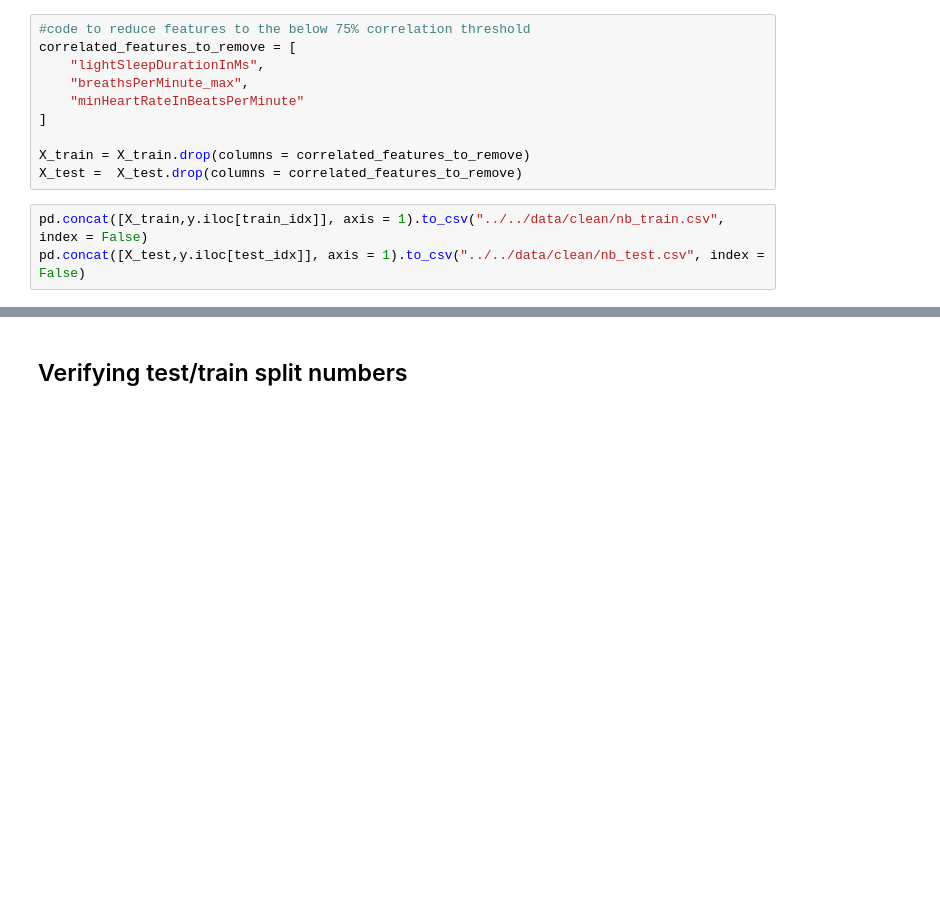
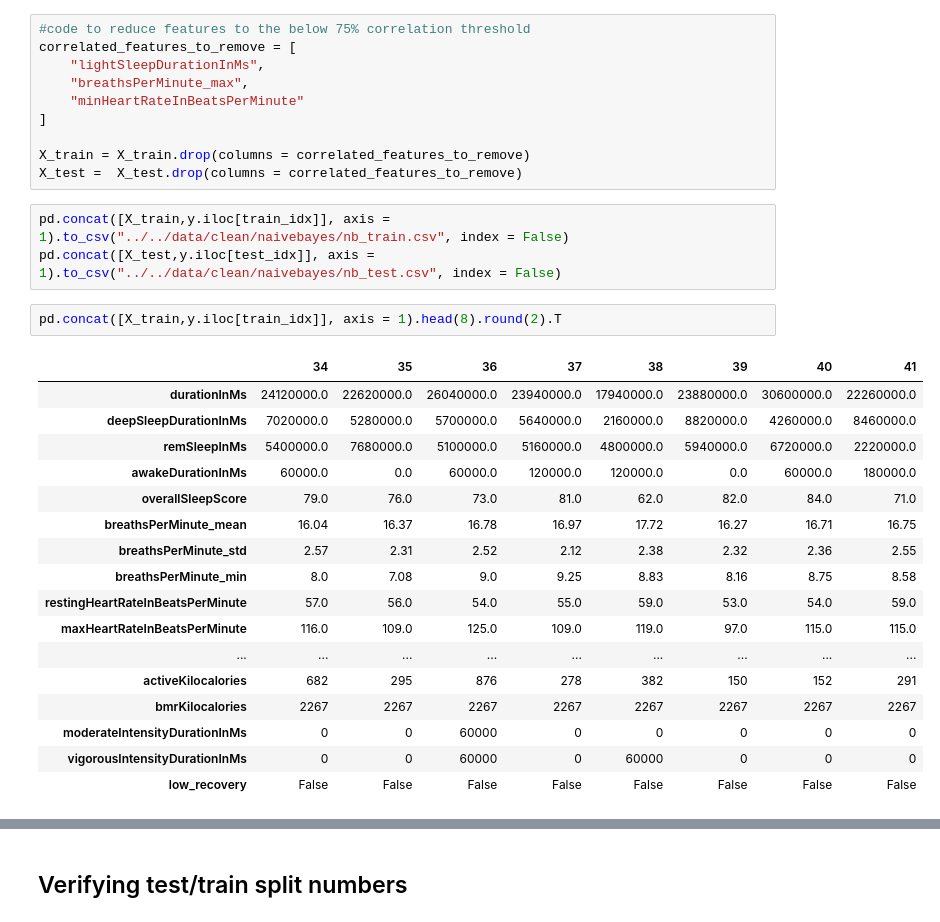
Before and after one commit to meauxcodes/applied-ml-project, a Jupyter notebook: scripts/notebooks/naive_bayes.ipynb, the cells around one changed output, grey strips where cells are left out. Saved outputs shown, nothing was run; the diff lists cells and outputs as text; blank space fills up the shorter version.

```diff
--- a/scripts/notebooks/naive_bayes.ipynb
+++ b/scripts/notebooks/naive_bayes.ipynb
@@ -132,5 +132,25 @@ correlated_features_to_remove = [
 X_train = X_train.drop(columns = correlated_features_to_remove)
 X_test =  X_test.drop(columns = correlated_features_to_remove)
 # %%
-pd.concat([X_train,y.iloc[train_idx]], axis = 1).to_csv("../../data/clean/nb_train.csv", index = False)
-pd.concat([X_test,y.iloc[test_idx]], axis = 1).to_csv("../../data/clean/nb_test.csv", index = False)
+pd.concat([X_train,y.iloc[train_idx]], axis = 1).to_csv("../../data/clean/naivebayes/nb_train.csv", index = False)
+pd.concat([X_test,y.iloc[test_idx]], axis = 1).to_csv("../../data/clean/naivebayes/nb_test.csv", index = False)
+# %%
+pd.concat([X_train,y.iloc[train_idx]], axis = 1).head(8).round(2).T
+# %% [output]
+|  | 34 | 35 | 36 | 37 | 38 | 39 | 40 | 41 |
+| durationInMs | 24120000.0 | 22620000.0 | 26040000.0 | 23940000.0 | 17940000.0 | 23880000.0 | 30600000.0 | 22260000.0 |
+| deepSleepDurationInMs | 7020000.0 | 5280000.0 | 5700000.0 | 5640000.0 | 2160000.0 | 8820000.0 | 4260000.0 | 8460000.0 |
+| remSleepInMs | 5400000.0 | 7680000.0 | 5100000.0 | 5160000.0 | 4800000.0 | 5940000.0 | 6720000.0 | 2220000.0 |
+| awakeDurationInMs | 60000.0 | 0.0 | 60000.0 | 120000.0 | 120000.0 | 0.0 | 60000.0 | 180000.0 |
+| overallSleepScore | 79.0 | 76.0 | 73.0 | 81.0 | 62.0 | 82.0 | 84.0 | 71.0 |
+| breathsPerMinute_mean | 16.04 | 16.37 | 16.78 | 16.97 | 17.72 | 16.27 | 16.71 | 16.75 |
+| breathsPerMinute_std | 2.57 | 2.31 | 2.52 | 2.12 | 2.38 | 2.32 | 2.36 | 2.55 |
+| breathsPerMinute_min | 8.0 | 7.08 | 9.0 | 9.25 | 8.83 | 8.16 | 8.75 | 8.58 |
+| restingHeartRateInBeatsPerMinute | 57.0 | 56.0 | 54.0 | 55.0 | 59.0 | 53.0 | 54.0 | 59.0 |
+| maxHeartRateInBeatsPerMinute | 116.0 | 109.0 | 125.0 | 109.0 | 119.0 | 97.0 | 115.0 | 115.0 |
+| ... | ... | ... | ... | ... | ... | ... | ... | ... |
+| activeKilocalories | 682 | 295 | 876 | 278 | 382 | 150 | 152 | 291 |
+| bmrKilocalories | 2267 | 2267 | 2267 | 2267 | 2267 | 2267 | 2267 | 2267 |
+| moderateIntensityDurationInMs | 0 | 0 | 60000 | 0 | 0 | 0 | 0 | 0 |
+| vigorousIntensityDurationInMs | 0 | 0 | 60000 | 0 | 60000 | 0 | 0 | 0 |
+| low_recovery | False | False | False | False | False | False | False | False |
```
Also changed, not shown: parts of 5 cells of this notebook, 16 other files.
